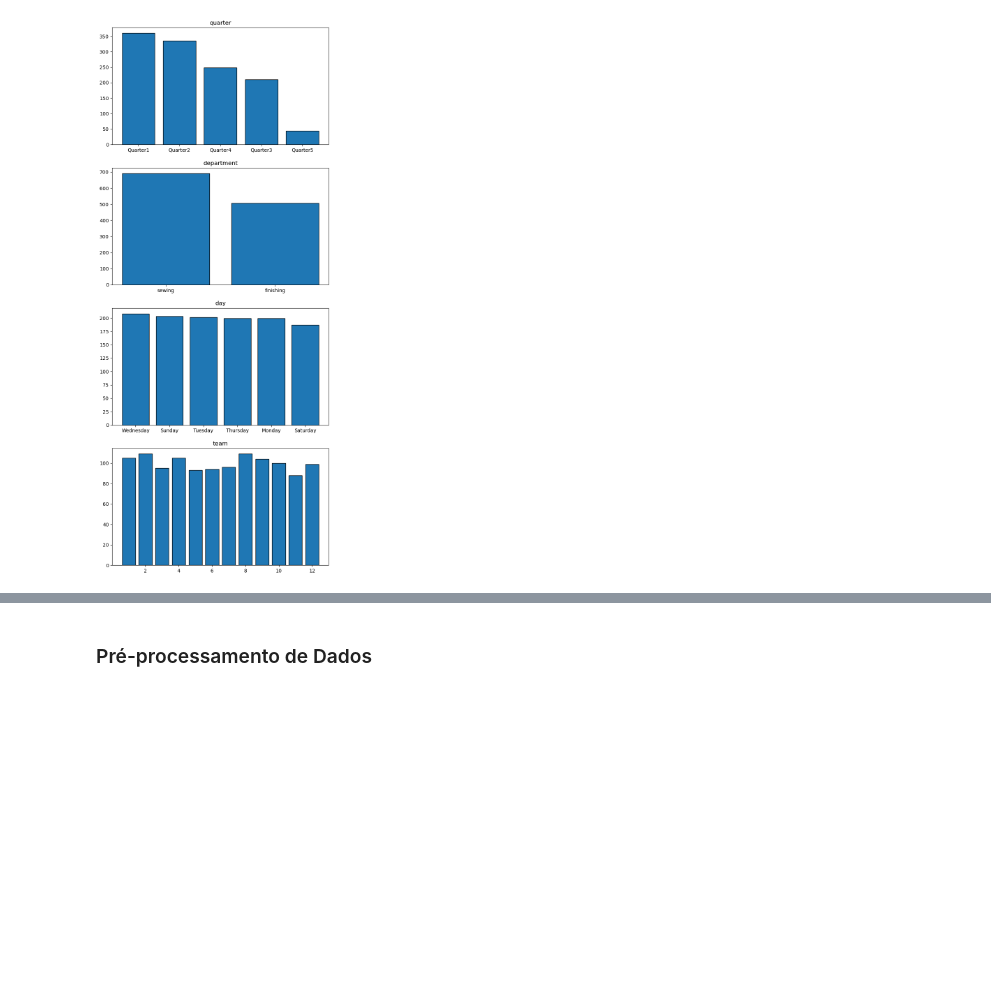
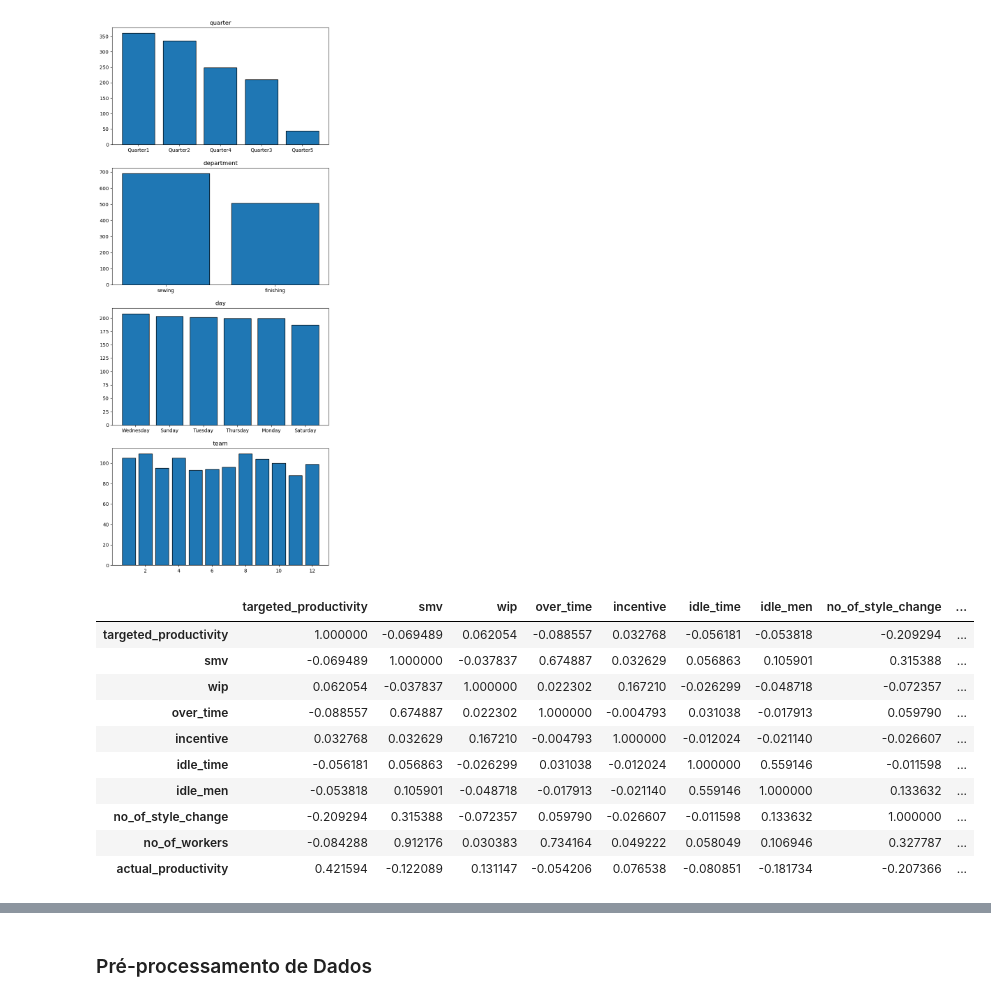
Before and after one commit to luis-rveiga/pucrj-cienciadadosanalytics, a Jupyter notebook: mvp-sprint-analise-dados/mvp-sprint-analise-dados-final.ipynb, the cells around one changed output, grey strips where cells are left out. Saved outputs shown, nothing was run; the diff lists cells and outputs as text; code cells hidden in the pictures; blank space fills up the shorter version.

```diff
--- a/mvp-sprint-analise-dados/mvp-sprint-analise-dados-final.ipynb
+++ b/mvp-sprint-analise-dados/mvp-sprint-analise-dados-final.ipynb
@@ -271,3 +290,17 @@ ax[3].set_title('team')
 # %% [output]
 Text(0.5, 1.0, 'team')
 [figure]
+# %%
+dataset[['targeted_productivity','smv','wip','over_time','incentive','idle_time','idle_men','no_of_style_change','no_of_workers','actual_productivity']].corr()
+# %% [output]
+|  | targeted_productivity | smv | wip | over_time | incentive | idle_time | idle_men | no_of_style_change | ... |
+| targeted_productivity | 1.000000 | -0.069489 | 0.062054 | -0.088557 | 0.032768 | -0.056181 | -0.053818 | -0.209294 | ... |
+| smv | -0.069489 | 1.000000 | -0.037837 | 0.674887 | 0.032629 | 0.056863 | 0.105901 | 0.315388 | ... |
+| wip | 0.062054 | -0.037837 | 1.000000 | 0.022302 | 0.167210 | -0.026299 | -0.048718 | -0.072357 | ... |
+| over_time | -0.088557 | 0.674887 | 0.022302 | 1.000000 | -0.004793 | 0.031038 | -0.017913 | 0.059790 | ... |
+| incentive | 0.032768 | 0.032629 | 0.167210 | -0.004793 | 1.000000 | -0.012024 | -0.021140 | -0.026607 | ... |
+| idle_time | -0.056181 | 0.056863 | -0.026299 | 0.031038 | -0.012024 | 1.000000 | 0.559146 | -0.011598 | ... |
+| idle_men | -0.053818 | 0.105901 | -0.048718 | -0.017913 | -0.021140 | 0.559146 | 1.000000 | 0.133632 | ... |
+| no_of_style_change | -0.209294 | 0.315388 | -0.072357 | 0.059790 | -0.026607 | -0.011598 | 0.133632 | 1.000000 | ... |
+| no_of_workers | -0.084288 | 0.912176 | 0.030383 | 0.734164 | 0.049222 | 0.058049 | 0.106946 | 0.327787 | ... |
+| actual_productivity | 0.421594 | -0.122089 | 0.131147 | -0.054206 | 0.076538 | -0.080851 | -0.181734 | -0.207366 | ... |
```
Also changed, not shown: parts of 4 cells of this notebook.
